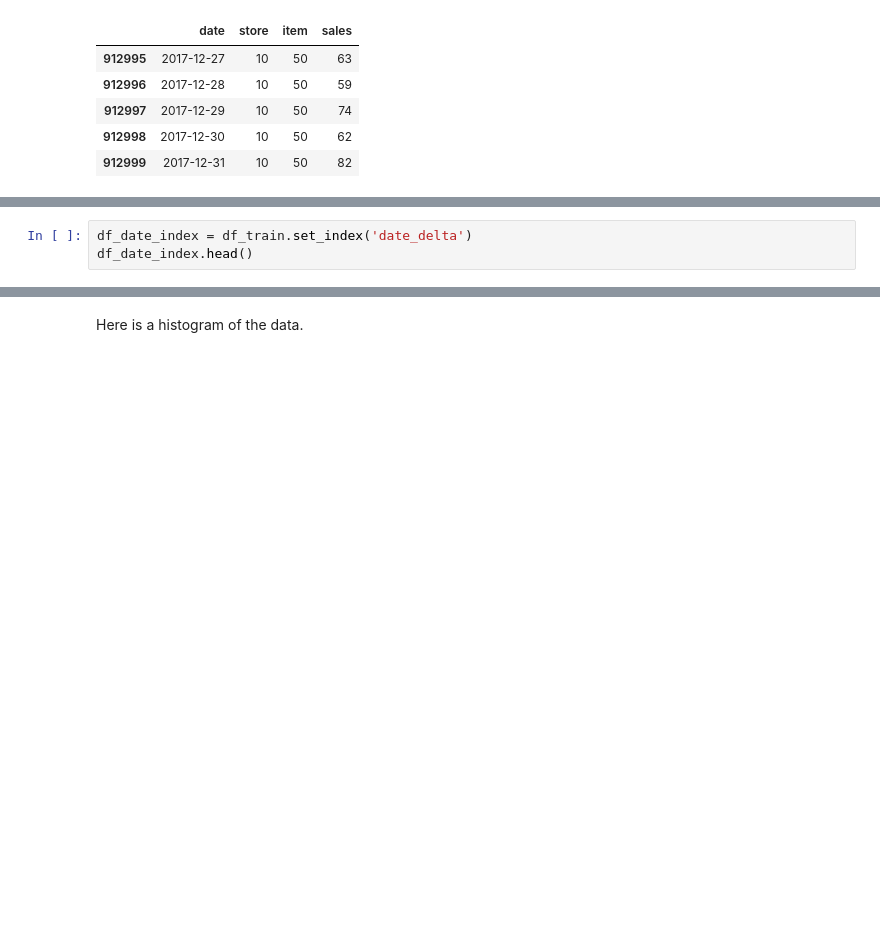
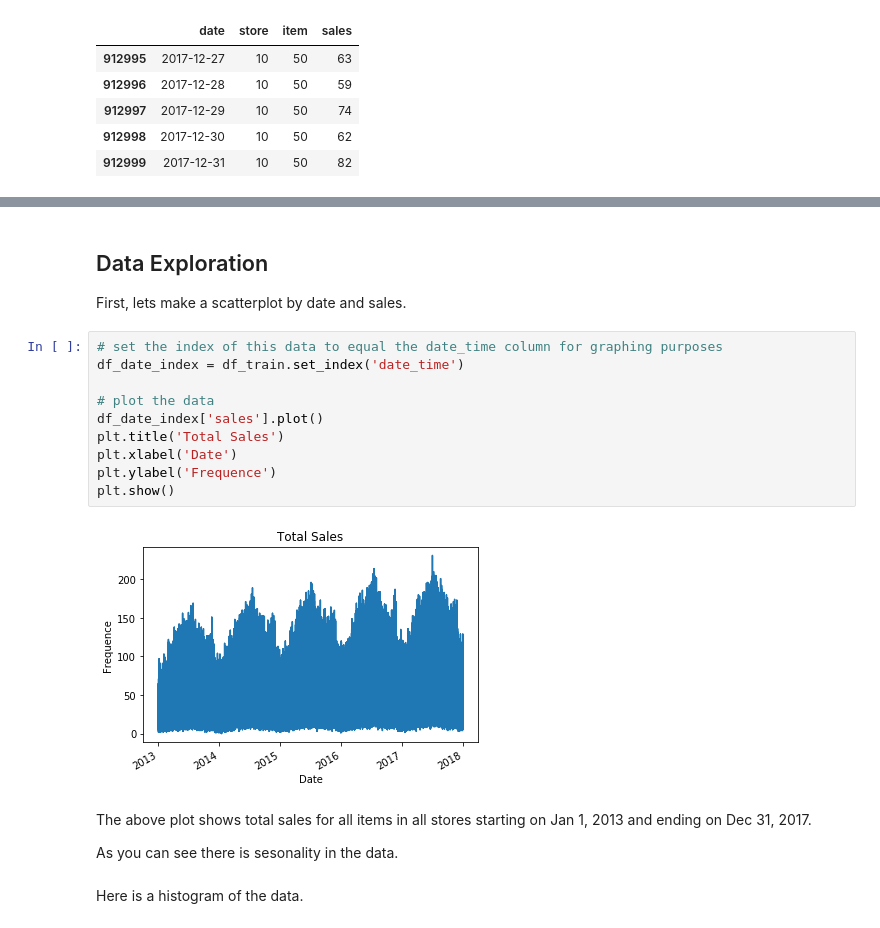
Before and after one commit to etterfred/Thinkful, a Jupyter notebook: 3.1.4 - OLS and KNN model comparison.ipynb, the cells around one changed output, grey strips where cells are left out. Cells and saved outputs as stored; diff of their text form; blank space fills up the shorter version.

```diff
--- a/3.1.4 - OLS and KNN model comparison.ipynb
+++ b/3.1.4 - OLS and KNN model comparison.ipynb
@@ -108,3 +77,0 @@ Next, let's create another visual line display, but first we set the 'date_delta
-# %%
-df_date_index = df_train.set_index('date_delta')
-df_date_index.head()
@@ -136,2 +87,21 @@ plt.show()
+# %% [markdown]
+## Data Exploration
+First, lets make a scatterplot by date and sales.
+# %%
+# set the index of this data to equal the date_time column for graphing purposes
+df_date_index = df_train.set_index('date_time')
+
+# plot the data
+df_date_index['sales'].plot()
+plt.title('Total Sales')
+plt.xlabel('Date')
+plt.ylabel('Frequence')
+plt.show()
+# %% [output]
+[figure, added]
+# %% [markdown]
+The above plot shows total sales for all items in all stores starting on Jan 1, 2013 and ending on Dec 31, 2017.
+
+As you can see there is sesonality in the data.
 # %% [markdown]
 Here is a histogram of the data.
```
Also changed, not shown: parts of 39 cells of this notebook.
